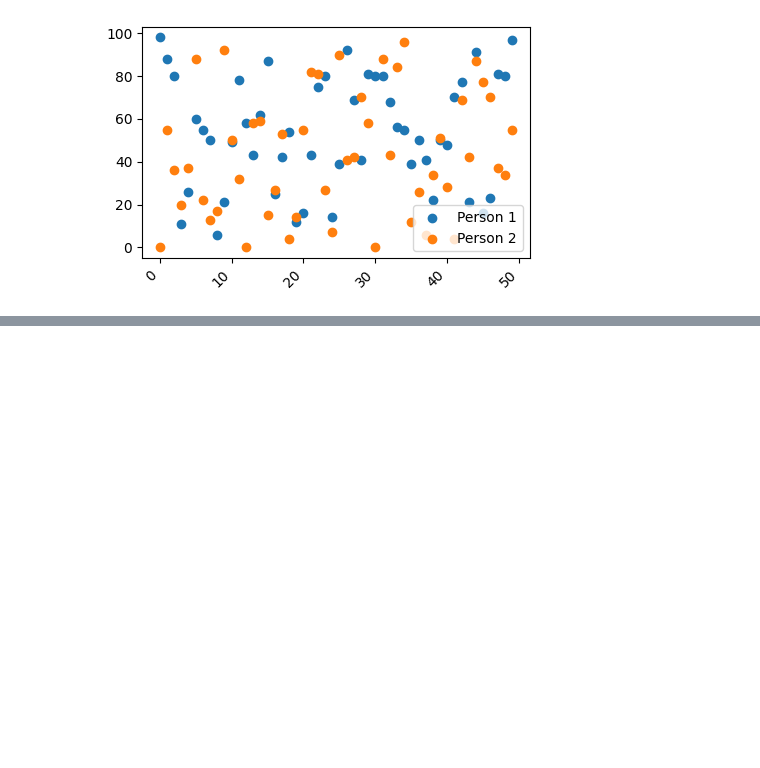
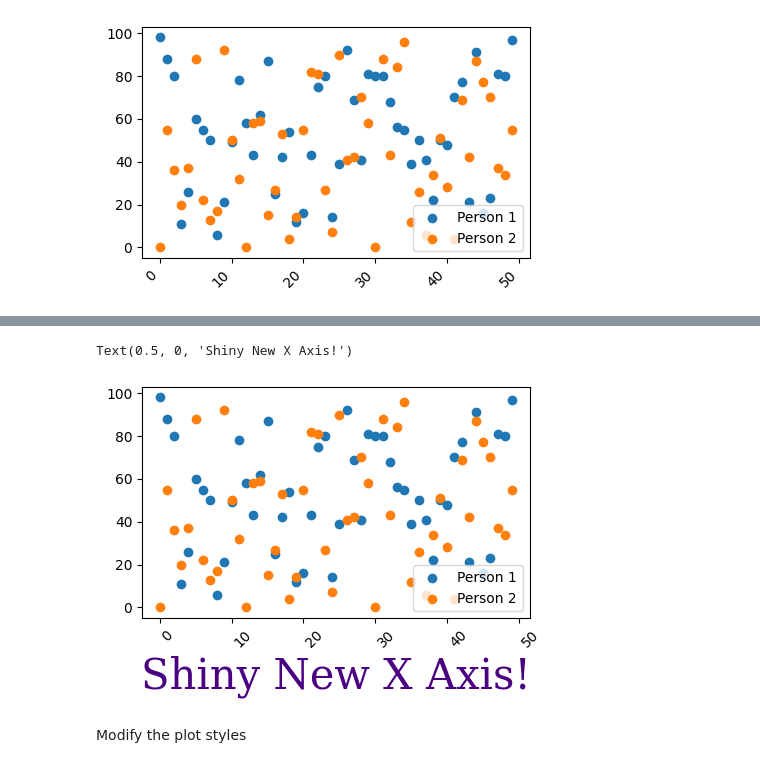
Before and after one commit to cvasoff/visualization, a Jupyter notebook: 02_activities/assignments/participation/Jan22_Day3.ipynb, the cells around one changed output, grey strips where cells are left out. Drawn from its saved outputs; the diff is of its cells as text; code cells hidden in the pictures; blank space fills up the shorter version.

```diff
--- a/02_activities/assignments/participation/Jan22_Day3.ipynb
+++ b/02_activities/assignments/participation/Jan22_Day3.ipynb
@@ -313,8 +361,18 @@ plt.xticks(rotation=45, ha='right')
 # %%
-# Modify fontsize and font
+# To set the x axis style for the current, active axis only
+
+# Use existing plot
 font1 = {' family':'serif','color':'indigo'} # Select fontdict and font colour
 fig, ax = plt.subplots(figsize=(5, 3))
 ax.scatter(x,y1, label = "Person 1")
 ax.scatter(x,y2, label = "Person 2")
 ax.legend(loc='lower right')
-plt.xlabel('Shiny New X Axis!', fontsize = 18, fontdict = font1) # Use xlabel function to label x axis with the selected font type and font colour
+plt.xticks(rotation=45, ha='left')
+font1={'family': 'serif', 'color':'indigo'} # Modify font family and color by creating a font dictionary
+# ax.set_xlabel("New X axis!", fontsize=30, fontdict=font1) # Modify x axis label font size and font family style
+plt.xlabel('Shiny New X Axis!', fontsize = 30, fontdict = font1) # Use xlabel function to label x axis with the selected font type and font colour
+# %% [output]
+Text(0.5, 0, 'Shiny New X Axis!')
+[figure, added]
+# %% [markdown]
+Modify the plot styles
```
Also changed, not shown: parts of 6 cells of this notebook.
